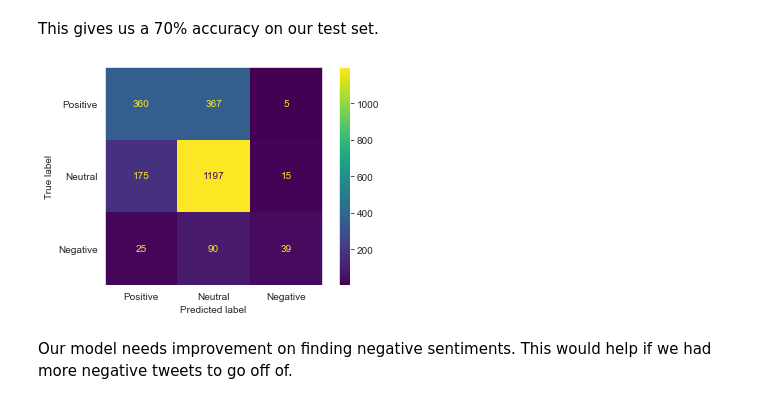
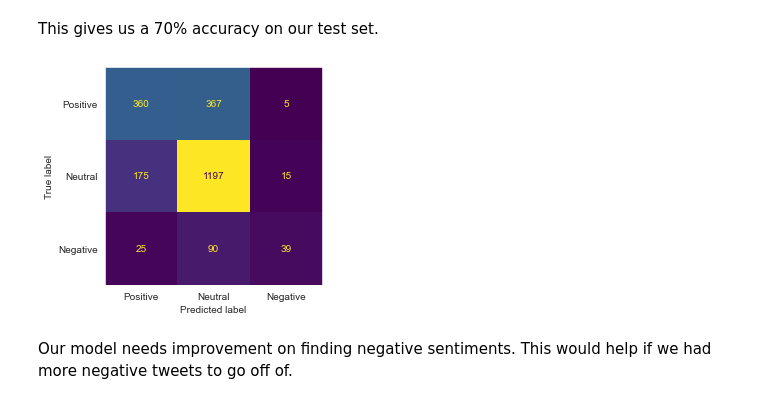
Before and after one commit to mmceld2/NLP-Analysis, a Jupyter notebook: Final_Notebook-Copy1.ipynb, the cells around one changed output. Drawn from its saved outputs; the diff is of its cells as text; code cells hidden in the pictures.

```diff
--- a/Final_Notebook-Copy1.ipynb
+++ b/Final_Notebook-Copy1.ipynb
@@ -713,9 +739,9 @@ svc_pipe2.score(X_test,y_test)
 # %% [markdown]
 This gives us a 70% accuracy on our test set.
 # %%
-plot_confusion_matrix(svc_pipe2,X_test,y_test,display_labels=['Positive','Neutral','Negative'])
+plot_confusion_matrix(svc_pipe2,X_test,y_test,display_labels=['Positive','Neutral','Negative'],colorbar=False)
 plt.grid(False);
 # %% [output]
-[figure, old version]
+[figure, new version]
 # %% [markdown]
 Our model needs improvement on finding negative sentiments. This would help if we had more negative tweets to go off of.
```
Also changed, not shown: parts of 21 cells of this notebook.
